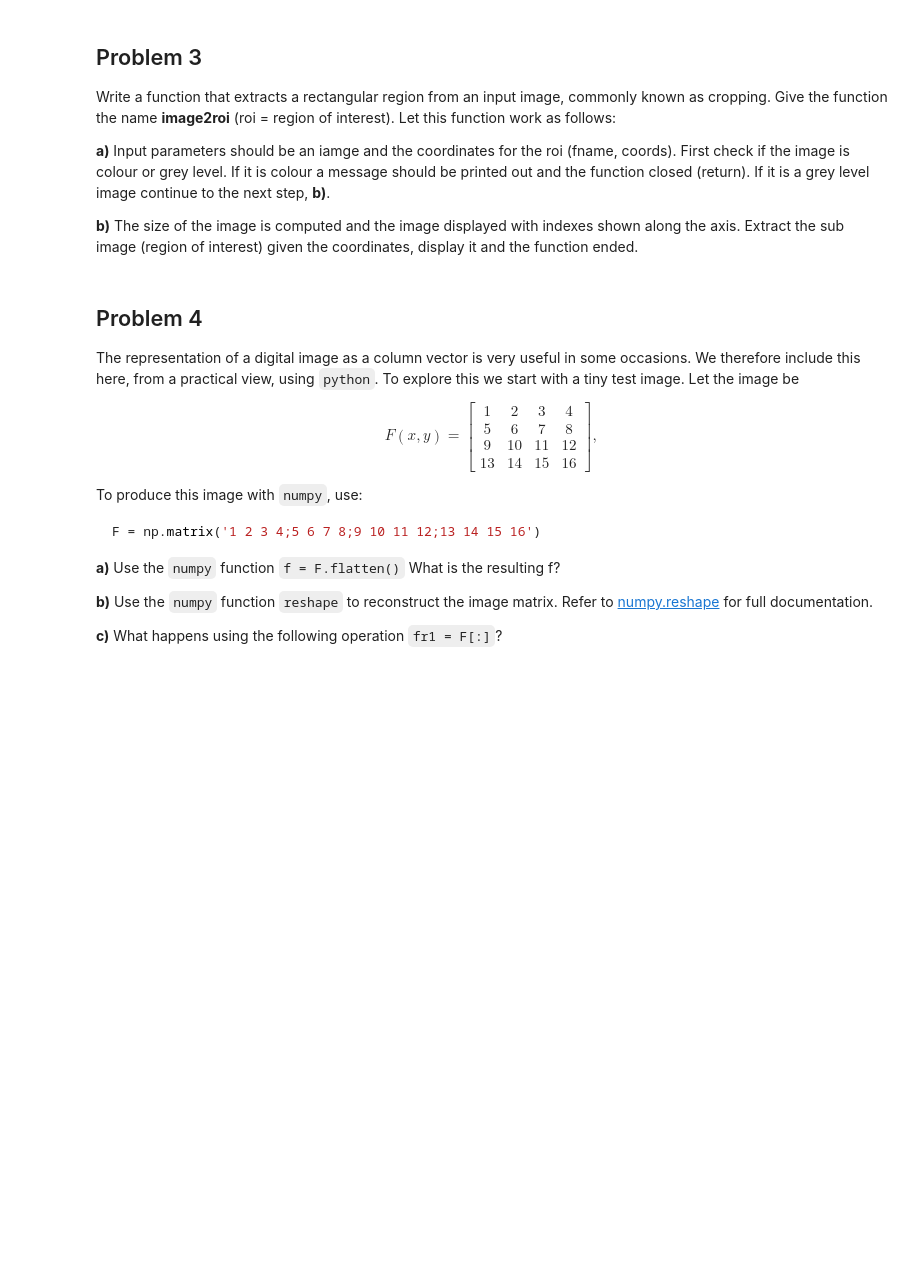
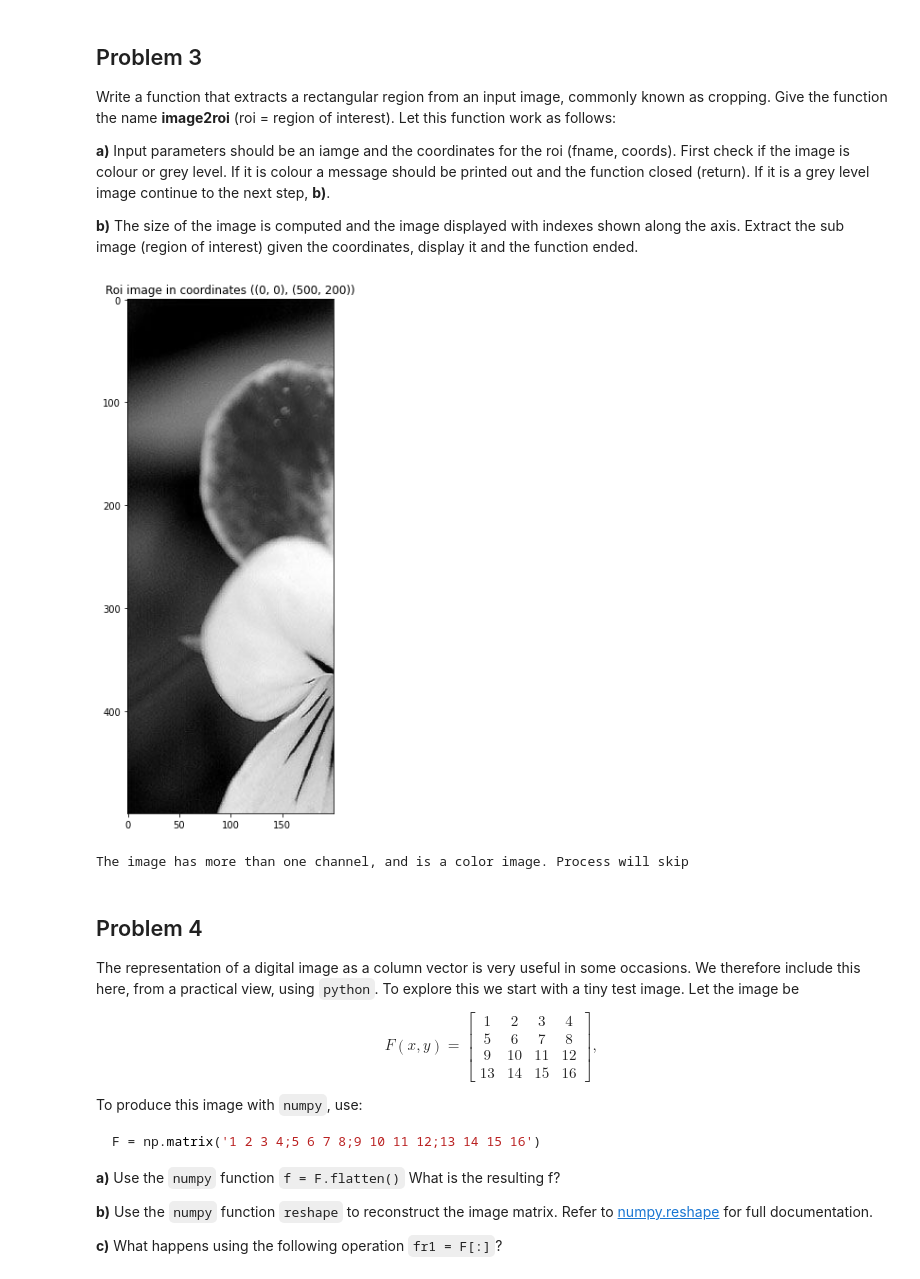
Before and after one commit to asahicantu/uis, a Jupyter notebook: ELE510-Image Processing and computer vision/Assignments/Assignment 1/LABexc1-ELE510-2021.ipynb, the cells around one changed output. Saved outputs shown, nothing was run; the diff lists cells and outputs as text; code cells hidden in the pictures; blank space fills up the shorter version.

```diff
--- a/ELE510-Image Processing and computer vision/Assignments/Assignment 1/LABexc1-ELE510-2021.ipynb
+++ b/ELE510-Image Processing and computer vision/Assignments/Assignment 1/LABexc1-ELE510-2021.ipynb
@@ -241,17 +267,28 @@ Function that takes in input an image and the coordinates for the ROI
 def image2roi(img, coords):
 
     if len(img.shape)>2:
-        ...
+        print('The image has more than one channel, and is a color image. Process will skip')
+        return
 
     # Plot the greyscale image and the ROI based on the coords values
-    ...
+    img_roi = img[coords[0][0]:coords[1][0],coords[0][1]:coords[1][1]]
+    plt.figure(figsize=(10,10))
+    plt.imshow(img_roi, cmap='gray', vmin=0, vmax=255)
+    plt.title(f'Roi image in coordinates {coords}')
+    plt.show()
 # %%
 ##  To test your function, complete the following lines:
 
-coords = ...
-img = cv2.imread(...)  # use the flower image or something else you want.
+coords = ((0,0),(500,200))
+img = cv2.imread(A_path,flags=cv2.IMREAD_GRAYSCALE)  # use the flower image or something else you want.
 
-image2roi(..., ...)
+image2roi(img, coords)
+img = cv2.imread(A_path)
+# Test a color image
+image2roi(img, coords)
+# %% [output]
+[figure, added]
+The image has more than one channel, and is a color image. Process will skip
 # %% [markdown]
 ## Problem 4
 
```
Also changed, not shown: parts of 10 cells of this notebook, 14 other files.
